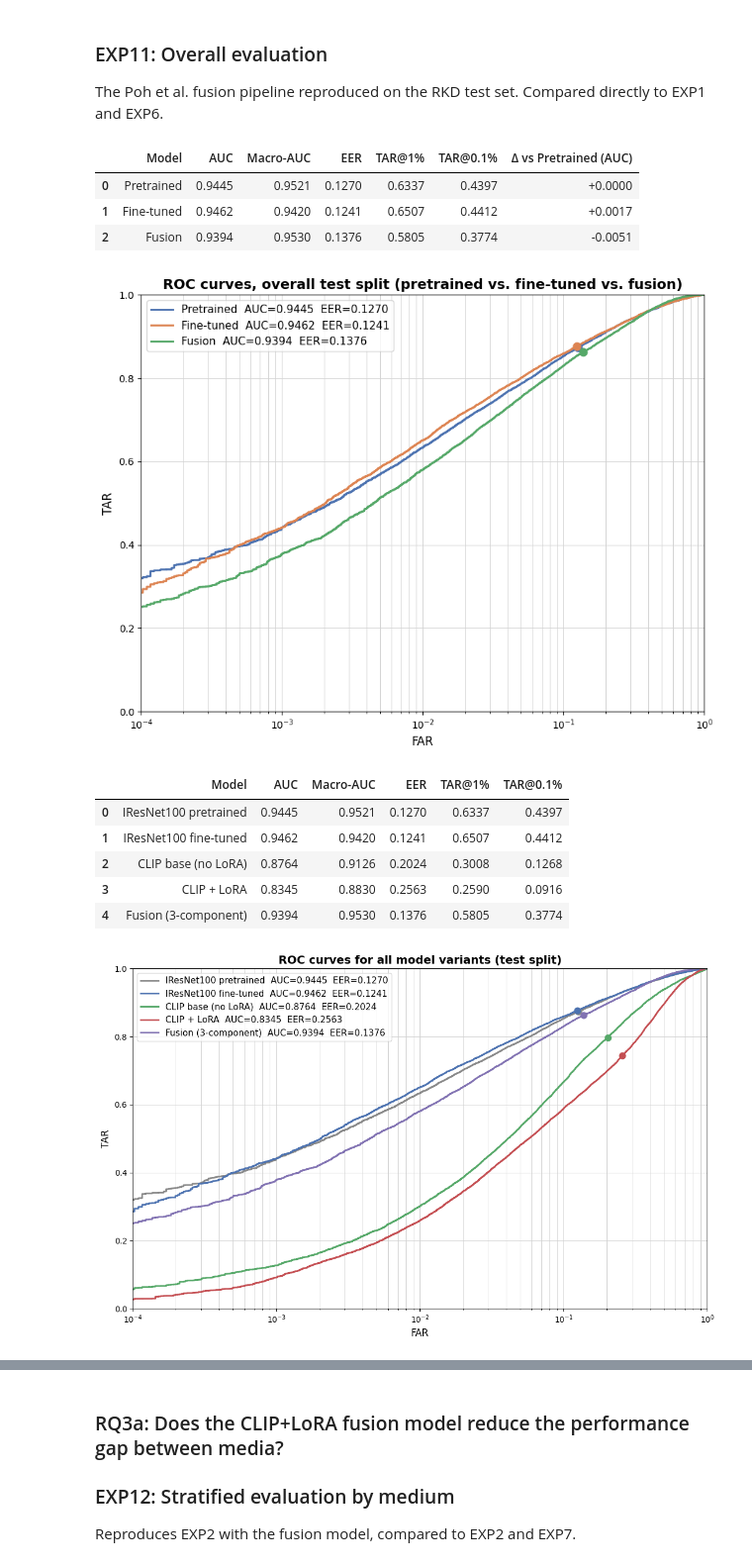
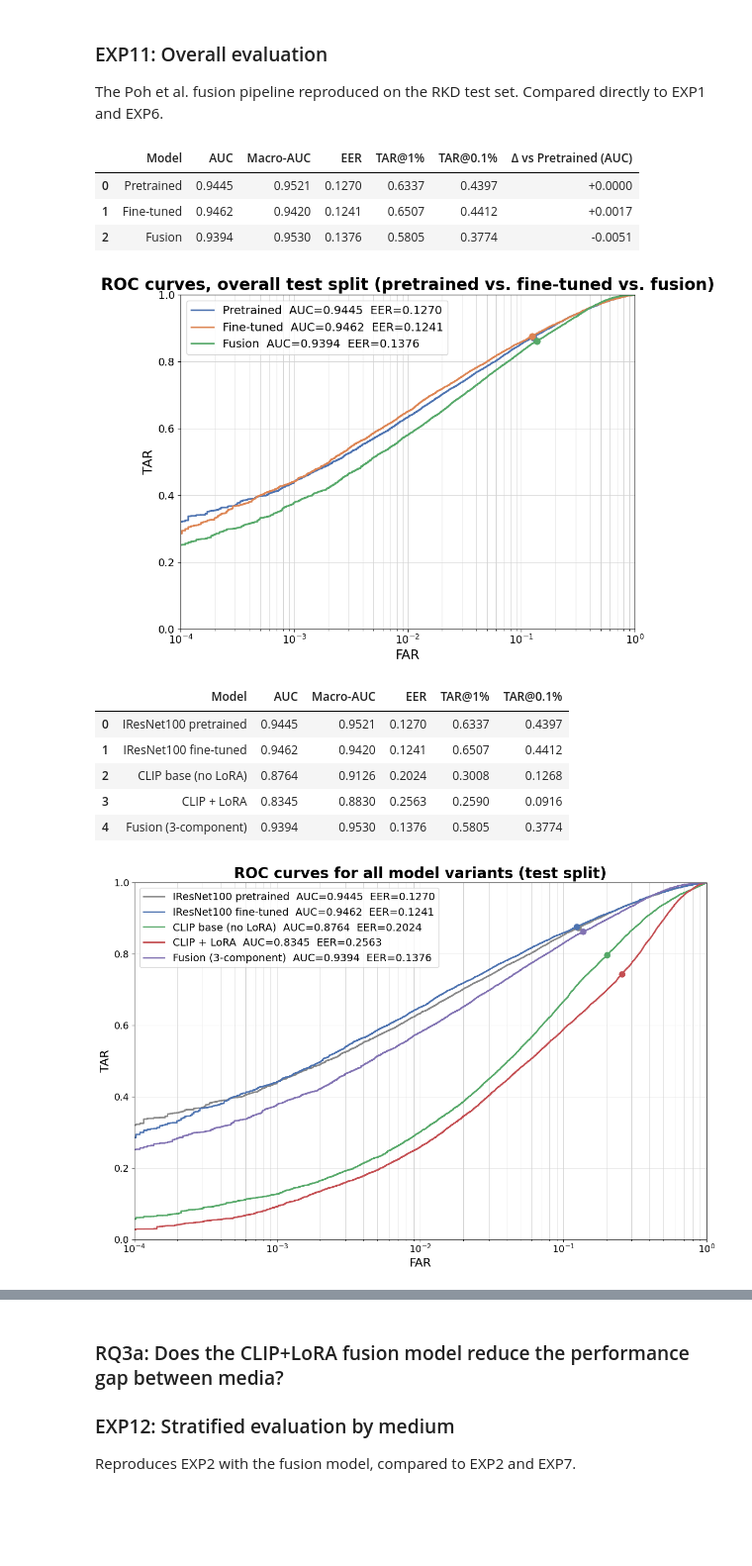
Before and after one commit to Jennifer-SB/thesis, a Jupyter notebook: evaluation2.ipynb, the cells around one changed output, grey strips where cells are left out. Shown at 99% size. Cells and saved outputs as stored; diff of their text form; code cells hidden in the pictures; blank space fills up the shorter version.

```diff
--- a/evaluation2.ipynb
+++ b/evaluation2.ipynb
@@ -551,13 +557,13 @@ ax.set_xscale('log'); ax.set_xlim([1e-4, 1]); ax.set_ylim([0, 1])
 ax.grid(True, which='both', color='lightgrey', lw=0.7)
 ax.set_xlabel('FAR'); ax.set_ylabel('TAR')
 ax.set_title('ROC curves by medium (pretrained model)')
-ax.legend(fontsize=11)
+ax.legend(fontsize=14)
 plt.tight_layout(); plt.show()
 
 n = len(roc_entries_exp2)
 ncols = 3
 nrows = (n + ncols - 1) // ncols
-fig, axes = plt.subplots(nrows, ncols, figsize=(15, 4 * nrows))
+fig, axes = plt.subplots(nrows, ncols, figsize=(21, 5.5 * nrows))
 axes = axes.flatten()
 for i, e in enumerate(roc_entries_exp2):
     ax  = axes[i]
@@ -566,11 +572,12 @@ for i, e in enumerate(roc_entries_exp2):
     ax.hist(imp, bins=60, density=True, alpha=0.6, color='#E87D27', label=f'Impostor ({len(imp):,})')
     ax.hist(gen, bins=60, density=True, alpha=0.6, color=MODEL_COLORS['Pretrained'], label=f'Genuine ({len(gen):,})')
     ax.axvline(e['eer_thr'], color='#2CA02C', linestyle='--', lw=1.5)
-    ax.set_title(e['label'], fontsize=10)
-    ax.legend(fontsize=10)
+    ax.set_title(e['label'], fontsize=16)
+    ax.tick_params(labelsize=13)
+    ax.legend(fontsize=13)
 for j in range(i + 1, len(axes)):
     axes[j].set_visible(False)
-plt.suptitle('Score distributions by medium (pretrained model)', fontsize=13)
+plt.suptitle('Score distributions by medium (pretrained model)', fontsize=22, fontweight='bold')
 plt.tight_layout(); plt.show()
 # %% [output]
 Pairs built — genuine: 35,044  impostor: 350,440  ratio: 1:10
@@ -637,13 +644,13 @@ ax.set_xscale('log'); ax.set_xlim([1e-4, 1]); ax.set_ylim([0, 1])
 ax.grid(True, which='both', color='lightgrey', lw=0.7)
 ax.set_xlabel('FAR'); ax.set_ylabel('TAR')
 ax.set_title('ROC curves for cross-medium pairs (pretrained model)')
-ax.legend(fontsize=11)
+ax.legend(fontsize=14)
 plt.tight_layout(); plt.show()
 
 n = len(roc_entries_exp3)
 ncols = 3
 nrows = (n + ncols - 1) // ncols
-fig, axes = plt.subplots(nrows, ncols, figsize=(15, 4 * nrows))
+fig, axes = plt.subplots(nrows, ncols, figsize=(21, 5.5 * nrows))
 axes = axes.flatten()
 for i, e in enumerate(roc_entries_exp3):
     ax  = axes[i]
@@ -652,11 +659,12 @@ for i, e in enumerate(roc_entries_exp3):
     ax.hist(imp, bins=60, density=True, alpha=0.6, color='#E87D27', label=f'Impostor ({len(imp):,})')
     ax.hist(gen, bins=60, density=True, alpha=0.6, color=MODEL_COLORS['Pretrained'], label=f'Genuine ({len(gen):,})')
     ax.axvline(e['eer_thr'], color='#2CA02C', linestyle='--', lw=1.5)
-    ax.set_title(e['label'], fontsize=10)
-    ax.legend(fontsize=10)
+    ax.set_title(e['label'], fontsize=16)
+    ax.tick_params(labelsize=13)
+    ax.legend(fontsize=13)
 for j in range(i + 1, len(axes)):
     axes[j].set_visible(False)
-plt.suptitle('Score distributions for cross-medium pairs (pretrained model)', fontsize=13)
+plt.suptitle('Score distributions for cross-medium pairs (pretrained model)', fontsize=22, fontweight='bold')
 plt.tight_layout(); plt.show()
 # %% [output]
 Sitters appearing in 2+ of the 4 main medium groups: 2,916
@@ -1049,11 +1060,12 @@ print('(A ratio near a very small denominator is unstable — check the absolute
 print(f"Pretrained absolute gap: {np.mean(res_exp10a_pre['wm'])-np.mean(res_exp10a_pre['cm']):.4f}")
 print(f"Fine-tuned absolute gap: {np.mean(res_exp10a_ft['wm'])-np.mean(res_exp10a_ft['cm']):.4f}")
 
-fig, axes = plt.subplots(1, 2, figsize=(14, 5))
+fig, axes = plt.subplots(1, 2, figsize=(16, 6))
 for ax, (name, res) in zip(axes, [('Pretrained', res_exp10a_pre), ('Fine-tuned', res_exp10a_ft)]):
     ax.hist(res['cm'], bins=20, density=True, alpha=0.6, color='#E87D27', label=f"Cross-artist (n={len(res['cm'])})")
     ax.hist(res['wm'], bins=20, density=True, alpha=0.6, color=MODEL_COLORS[name], label=f"Within-artist (n={len(res['wm'])})")
-    ax.set_title(name); ax.set_xlabel('Mean cosine similarity per artist'); ax.legend(fontsize=10)
+    ax.set_title(name); ax.set_xlabel('Mean cosine similarity per artist')
+    ax.tick_params(labelsize=13); ax.legend(fontsize=14)
 plt.suptitle('Per-artist mean impostor scores, test split (pretrained vs. fine-tuned)')
 plt.tight_layout(); plt.show()
 # %% [output]
@@ -1229,44 +1241,45 @@ for name, emb in RQ2A_MODELS:
 
 rows_5 = [{'Model': name, 'AUC': m['AUC'], 'Macro-AUC': m['macro_AUC'],
            'EER': m['EER'], 'TAR@1%': m['TAR@1%'], 'TAR@0.1%': m['TAR@0.1%']}
           for name, m in rq2a_results.items()]
 display(pd.DataFrame(rows_5).style.format({
     'AUC': '{:.4f}', 'Macro-AUC': '{:.4f}', 'EER': '{:.4f}',
     'TAR@1%': '{:.4f}', 'TAR@0.1%': '{:.4f}',
 }))
 
-fig, ax = plt.subplots(figsize=(11, 7))
+fig, ax = plt.subplots(figsize=(12, 8))
 for (name, m), c in zip(rq2a_results.items(), PALETTE_5):
     ax.plot(m['_fpr'], m['_tpr'], color=c, lw=2,
             label=f"{name}  AUC={m['AUC']:.4f}  EER={m['EER']:.4f}")
     ax.scatter([m['EER']], [1 - m['EER']], color=c, s=60, zorder=5)
 ax.set_xscale('log'); ax.set_xlim([1e-4, 1]); ax.set_ylim([0, 1])
 ax.grid(True, which='both', color='lightgrey', lw=0.7)
 ax.set_xlabel('FAR'); ax.set_ylabel('TAR')
 ax.set_title('ROC curves for all model variants (test split)')
-ax.legend(fontsize=11); plt.tight_layout(); plt.show()
+ax.legend(fontsize=14); plt.tight_layout(); plt.show()
 
-fig, axes = plt.subplots(1, len(RQ2A_MODELS), figsize=(22, 4))
+fig, axes = plt.subplots(1, len(RQ2A_MODELS), figsize=(30, 6.5))
 for ax, ((name, m), c) in zip(axes, zip(rq2a_results.items(), PALETTE_5)):
     gen = m['_scores'][m['_labels'] == 1]
     imp = m['_scores'][m['_labels'] == 0]
     ax.hist(imp, bins=60, density=True, alpha=0.6, color='#E87D27', label='Impostor')
     ax.hist(gen, bins=60, density=True, alpha=0.6, color=c,          label='Genuine')
     ax.axvline(m['EER_thr'], color='#2CA02C', linestyle='--', lw=1.5)
-    ax.set_title(f'{name}\nAUC={m["AUC"]:.4f}  EER={m["EER"]:.4f}', fontsize=10)
-    ax.legend(fontsize=10)
-plt.suptitle('Score distributions for all model variants (test split)', fontsize=12)
+    ax.set_title(f'{name}\nAUC={m["AUC"]:.4f}  EER={m["EER"]:.4f}', fontsize=14)
+    ax.tick_params(labelsize=12)
+    ax.legend(fontsize=12)
+plt.suptitle('Score distributions for all model variants (test split)', fontsize=22, fontweight='bold')
 plt.tight_layout(); plt.show()
 # %% [output]
 |  | Model | AUC | Macro-AUC | EER | TAR@1% | TAR@0.1% | Δ vs Pretrained (AUC) |
 | 0 | Pretrained | 0.9445 | 0.9521 | 0.1270 | 0.6337 | 0.4397 | +0.0000 |
 | 1 | Fine-tuned | 0.9462 | 0.9420 | 0.1241 | 0.6507 | 0.4412 | +0.0017 |
 | 2 | Fusion | 0.9394 | 0.9530 | 0.1376 | 0.5805 | 0.3774 | -0.0051 |
-[figure, old version]
+[figure, new version]
 |  | Model | AUC | Macro-AUC | EER | TAR@1% | TAR@0.1% |
 | 0 | IResNet100 pretrained | 0.9445 | 0.9521 | 0.1270 | 0.6337 | 0.4397 |
 | 1 | IResNet100 fine-tuned | 0.9462 | 0.9420 | 0.1241 | 0.6507 | 0.4412 |
 | 2 | CLIP base (no LoRA) | 0.8764 | 0.9126 | 0.2024 | 0.3008 | 0.1268 |
 | 3 | CLIP + LoRA | 0.8345 | 0.8830 | 0.2563 | 0.2590 | 0.0916 |
 | 4 | Fusion (3-component) | 0.9394 | 0.9530 | 0.1376 | 0.5805 | 0.3774 |
-[figure, old version]
+[figure, new version]
```
Also changed, not shown: parts of 19 cells of this notebook.
